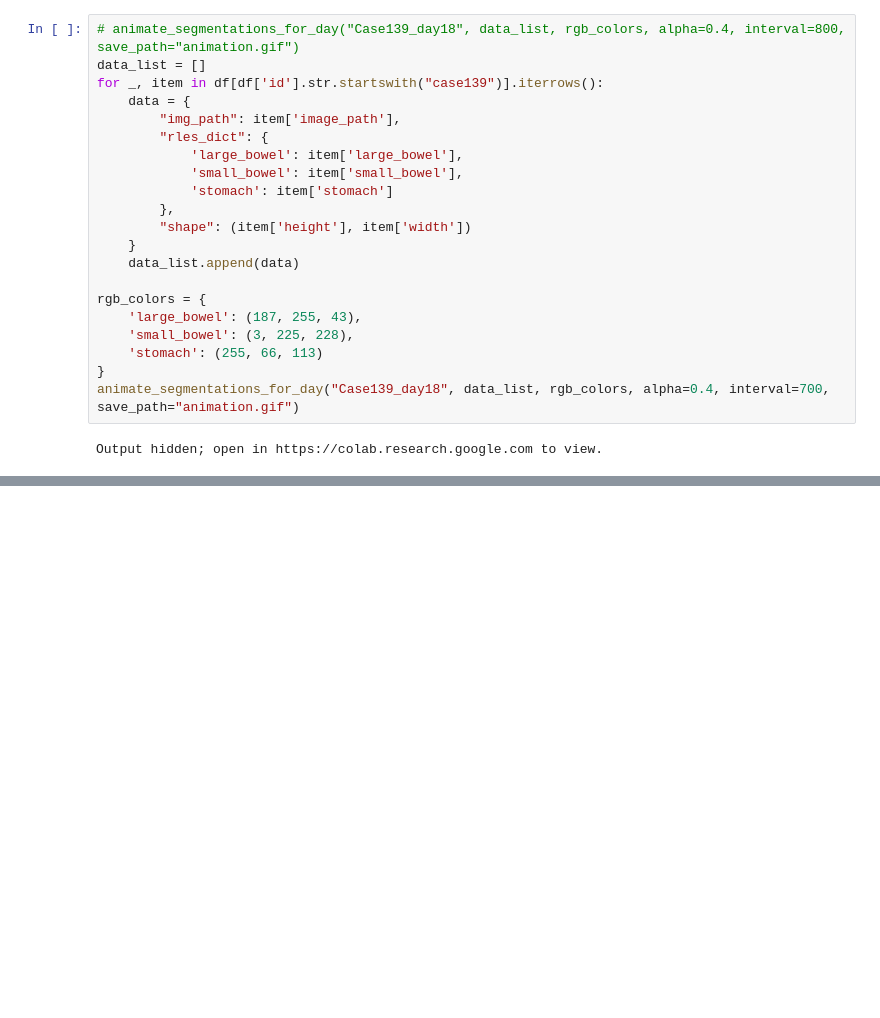
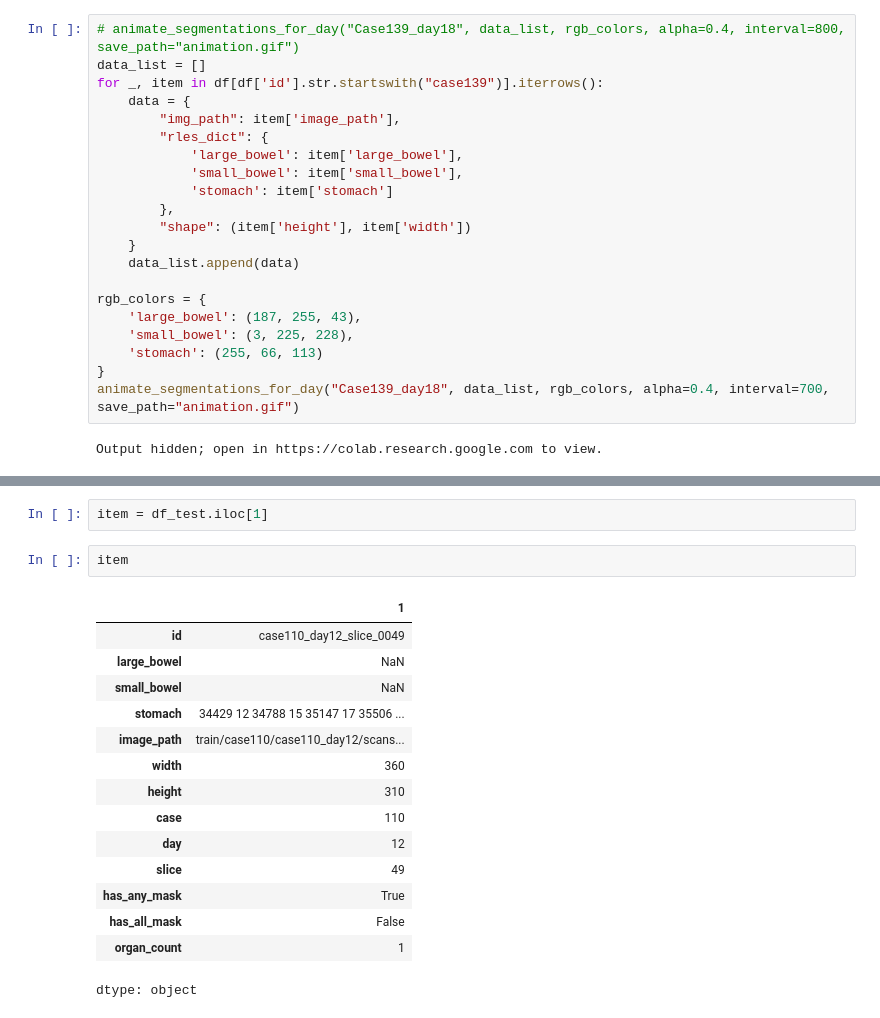
Before and after one commit to Hosein-Eskandari/Medical-Image-Segmentation, a Jupyter notebook: Medical-Image-Segmentation-UNet.ipynb, the cells around one changed output, grey strips where cells are left out. Drawn from its saved outputs; the diff is of its cells as text; blank space fills up the shorter version.

```diff
--- a/Medical-Image-Segmentation-UNet.ipynb
+++ b/Medical-Image-Segmentation-UNet.ipynb
@@ -1157,0 +1178,20 @@ Output hidden; open in https://colab.research.google.com to view.
+# %%
+item = df_test.iloc[1]
+# %%
+item
+# %% [output]
+|  | 1 |
+| id | case110_day12_slice_0049 |
+| large_bowel | NaN |
+| small_bowel | NaN |
+| stomach | 34429 12 34788 15 35147 17 35506 ... |
+| image_path | train/case110/case110_day12/scans... |
+| width | 360 |
+| height | 310 |
+| case | 110 |
+| day | 12 |
+| slice | 49 |
+| has_any_mask | True |
+| has_all_mask | False |
+| organ_count | 1 |
+dtype: object
```
Also changed, not shown: parts of 20 cells of this notebook.
